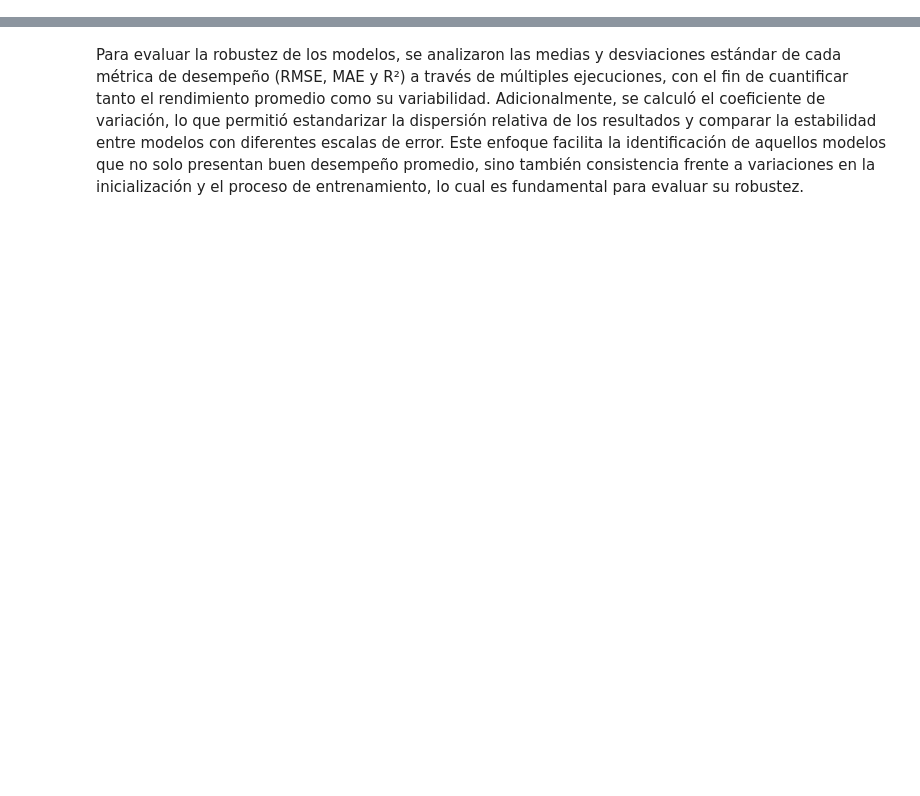
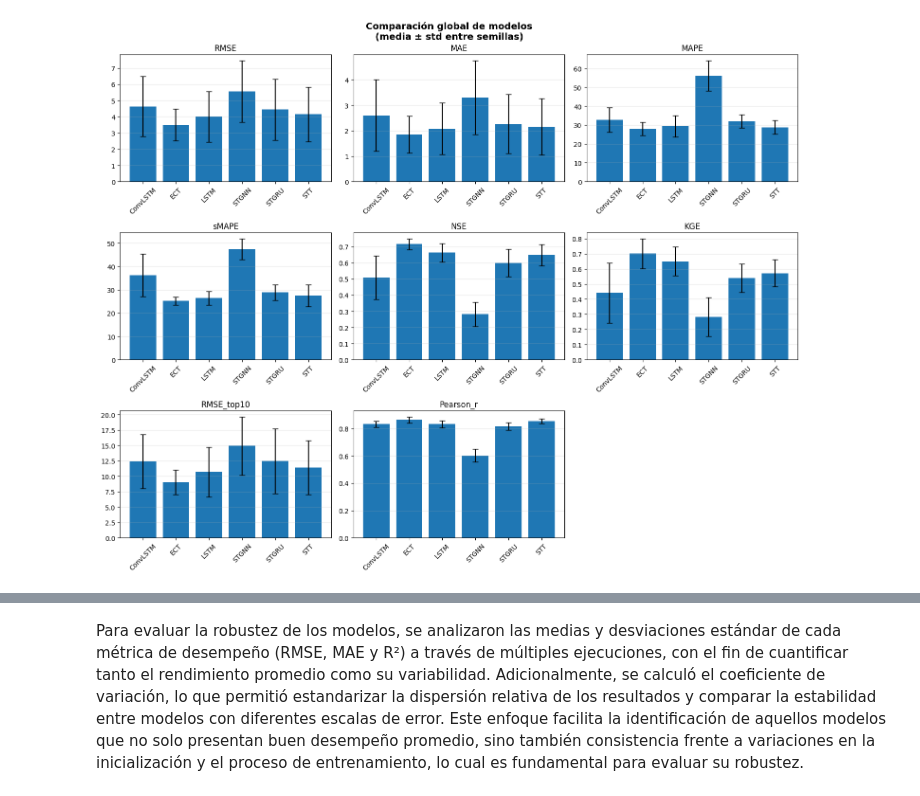
Before and after one commit to GuirlessaDeLaHoz/Proyecto_Final_Deep_Learning, a Jupyter notebook: 13_Comparación_Final.ipynb, the cells around one changed output, grey strips where cells are left out. Saved outputs shown, nothing was run; the diff lists cells and outputs as text; code cells hidden in the pictures; blank space fills up the shorter version.

```diff
--- a/13_Comparación_Final.ipynb
+++ b/13_Comparación_Final.ipynb
@@ -370,0 +1092,65 @@ El análisis post-hoc de Tukey HSD aplicado al coeficiente de determinación (R
+# %%
+import matplotlib.pyplot as plt
+import numpy as np
+
+metrics = [
+    "real_RMSE",
+    "real_MAE",
+    "real_MAPE",
+    "real_sMAPE",
+    "real_NSE",
+    "real_KGE",
+    "real_RMSE_top10",
+    "real_Pearson_r"
+]
+
+models = sorted(metrics_global_df["Model"].unique())
+
+ncols = 3
+nrows = int(np.ceil(len(metrics)/ncols))
+
+fig, axes = plt.subplots(
+    nrows,
+    ncols,
+    figsize=(15, nrows*4)
+)
+
+axes = axes.flatten()
+
+for i, metric in enumerate(metrics):
+
+    ax = axes[i]
+
+    summary = (
+        metrics_global_df
+        .groupby("Model")[metric]
+        .agg(["mean", "std"])
+        .reset_index()
+    )
+
+    labels = summary["Model"].str.replace("_CV","", regex=False)
+
+    ax.bar(
+        labels,
+        summary["mean"],
+        yerr=summary["std"],
+        capsize=4
+    )
+
+    ax.set_title(metric.replace("real_",""))
+    ax.tick_params(axis="x", rotation=45)
+    ax.grid(axis="y", alpha=0.3)
+
+for j in range(i+1, len(axes)):
+    axes[j].set_visible(False)
+
+plt.suptitle(
+    "Comparación global de modelos\n(media ± std entre semillas)",
+    fontsize=14,
+    fontweight="bold"
+)
+
+plt.tight_layout()
+plt.show()
+# %% [output]
+[figure, added]
```
Also changed, not shown: parts of 91 cells of this notebook, 6 other files.
